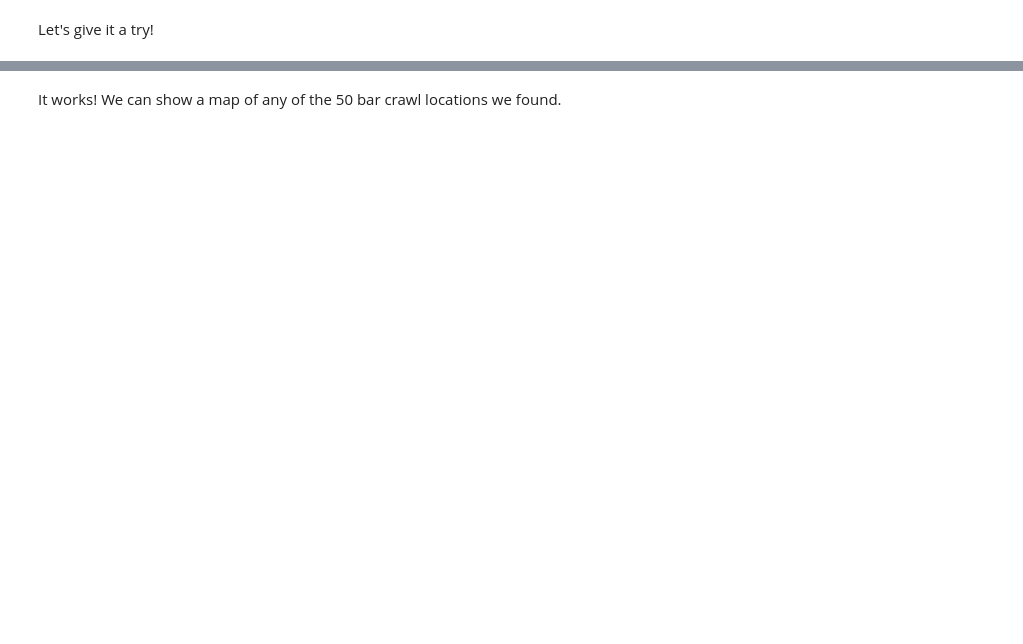
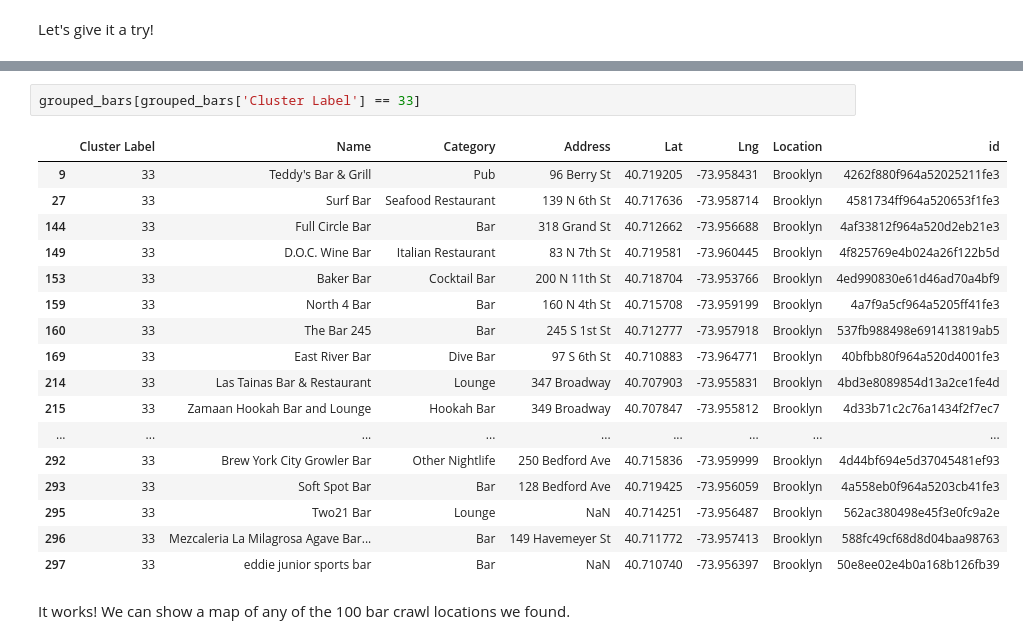
Before and after one commit to kamend0/Coursera_Capstone, a Jupyter notebook: Capstone Project.ipynb, the cells around one changed output, grey strips where cells are left out. Saved outputs shown, nothing was run; the diff lists cells and outputs as text; blank space fills up the shorter version.

```diff
--- a/Capstone Project.ipynb
+++ b/Capstone Project.ipynb
@@ -436,2 +406,22 @@ first_map
+# %%
+grouped_bars[grouped_bars['Cluster Label'] == 33]
+# %% [output]
+|  | Cluster Label | Name | Category | Address | Lat | Lng | Location | id |
+| 9 | 33 | Teddy's Bar & Grill | Pub | 96 Berry St | 40.719205 | -73.958431 | Brooklyn | 4262f880f964a52025211fe3 |
+| 27 | 33 | Surf Bar | Seafood Restaurant | 139 N 6th St | 40.717636 | -73.958714 | Brooklyn | 4581734ff964a520653f1fe3 |
+| 144 | 33 | Full Circle Bar | Bar | 318 Grand St | 40.712662 | -73.956688 | Brooklyn | 4af33812f964a520d2eb21e3 |
+| 149 | 33 | D.O.C. Wine Bar | Italian Restaurant | 83 N 7th St | 40.719581 | -73.960445 | Brooklyn | 4f825769e4b024a26f122b5d |
+| 153 | 33 | Baker Bar | Cocktail Bar | 200 N 11th St | 40.718704 | -73.953766 | Brooklyn | 4ed990830e61d46ad70a4bf9 |
+| 159 | 33 | North 4 Bar | Bar | 160 N 4th St | 40.715708 | -73.959199 | Brooklyn | 4a7f9a5cf964a5205ff41fe3 |
+| 160 | 33 | The Bar 245 | Bar | 245 S 1st St | 40.712777 | -73.957918 | Brooklyn | 537fb988498e691413819ab5 |
+| 169 | 33 | East River Bar | Dive Bar | 97 S 6th St | 40.710883 | -73.964771 | Brooklyn | 40bfbb80f964a520d4001fe3 |
+| 214 | 33 | Las Tainas Bar & Restaurant | Lounge | 347 Broadway | 40.707903 | -73.955831 | Brooklyn | 4bd3e8089854d13a2ce1fe4d |
+| 215 | 33 | Zamaan Hookah Bar and Lounge | Hookah Bar | 349 Broadway | 40.707847 | -73.955812 | Brooklyn | 4d33b71c2c76a1434f2f7ec7 |
+| ... | ... | ... | ... | ... | ... | ... | ... | ... |
+| 292 | 33 | Brew York City Growler Bar | Other Nightlife | 250 Bedford Ave | 40.715836 | -73.959999 | Brooklyn | 4d44bf694e5d37045481ef93 |
+| 293 | 33 | Soft Spot Bar | Bar | 128 Bedford Ave | 40.719425 | -73.956059 | Brooklyn | 4a558eb0f964a5203cb41fe3 |
+| 295 | 33 | Two21 Bar | Lounge | NaN | 40.714251 | -73.956487 | Brooklyn | 562ac380498e45f3e0fc9a2e |
+| 296 | 33 | Mezcaleria La Milagrosa Agave Bar... | Bar | 149 Havemeyer St | 40.711772 | -73.957413 | Brooklyn | 588fc49cf68d8d04baa98763 |
+| 297 | 33 | eddie junior sports bar | Bar | NaN | 40.710740 | -73.956397 | Brooklyn | 50e8ee02e4b0a168b126fb39 |
 # %% [markdown]
-It works! We can show a map of any of the 50 bar crawl locations we found.
+It works! We can show a map of any of the 100 bar crawl locations we found.
```
Also changed, not shown: parts of 24 cells of this notebook, 9 other files.
